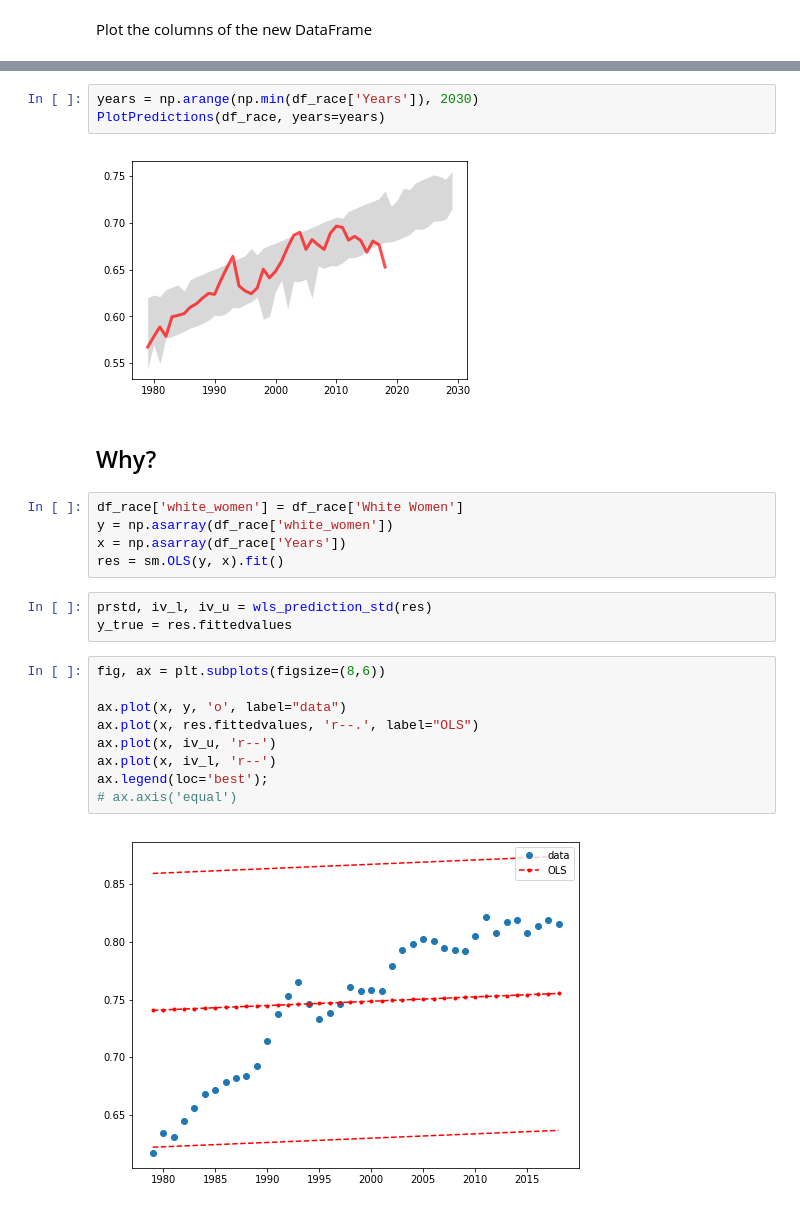
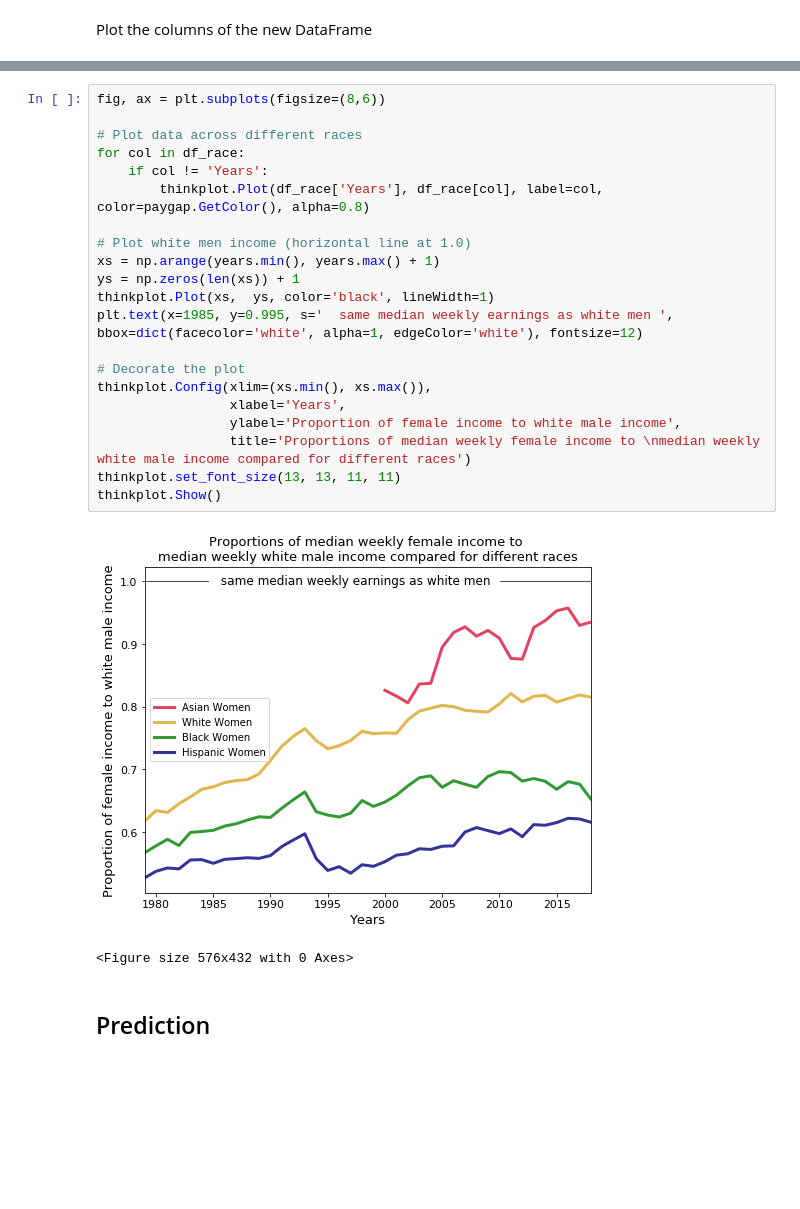
Before and after one commit to coverney/ThinkStats2, a Jupyter notebook: project2/Khang/Women Weekly Income Visualizations-Khang.ipynb, the cells around one changed output, grey strips where cells are left out. Saved outputs shown, nothing was run; the diff lists cells and outputs as text; blank space fills up the shorter version.

```diff
--- a/project2/Khang/Women Weekly Income Visualizations-Khang.ipynb
+++ b/project2/Khang/Women Weekly Income Visualizations-Khang.ipynb
@@ -259,26 +153,26 @@ def PlotPredictions(df, years, iters=51, percent=90):
-# %%
-years = np.arange(np.min(df_race['Years']), 2030)
-PlotPredictions(df_race, years=years)
-# %% [output]
-[figure, removed]
+# %%
+fig, ax = plt.subplots(figsize=(8,6))
+
+# Plot data across different races
+for col in df_race:
+    if col != 'Years':
+        thinkplot.Plot(df_race['Years'], df_race[col], label=col, color=paygap.GetColor(), alpha=0.8)
+
+# Plot white men income (horizontal line at 1.0)
+xs = np.arange(years.min(), years.max() + 1)
+ys = np.zeros(len(xs)) + 1
+thinkplot.Plot(xs,  ys, color='black', lineWidth=1)
+plt.text(x=1985, y=0.995, s='  same median weekly earnings as white men ', bbox=dict(facecolor='white', alpha=1, edgeColor='white'), fontsize=12)
+
+# Decorate the plot
+thinkplot.Config(xlim=(xs.min(), xs.max()),
+                 xlabel='Years',
+                 ylabel='Proportion of female income to white male income',
+                 title='Proportions of median weekly female income to \nmedian weekly white male income compared for different races')
+thinkplot.set_font_size(13, 13, 11, 11)
+thinkplot.Show()
+# %% [output]
+[figure, added]
+<Figure size 576x432 with 0 Axes>
 # %% [markdown]
-## Why?
+## Prediction
-# %%
-df_race['white_women'] = df_race['White Women']
-y = np.asarray(df_race['white_women'])
-x = np.asarray(df_race['Years'])
-res = sm.OLS(y, x).fit()
-# %%
-prstd, iv_l, iv_u = wls_prediction_std(res)
-y_true = res.fittedvalues
-# %%
-fig, ax = plt.subplots(figsize=(8,6))
-
-ax.plot(x, y, 'o', label="data")
-ax.plot(x, res.fittedvalues, 'r--.', label="OLS")
-ax.plot(x, iv_u, 'r--')
-ax.plot(x, iv_l, 'r--')
-ax.legend(loc='best');
-# ax.axis('equal')
-# %% [output]
-[figure, removed]
```
Also changed, not shown: parts of 33 cells of this notebook, 2 other files.
